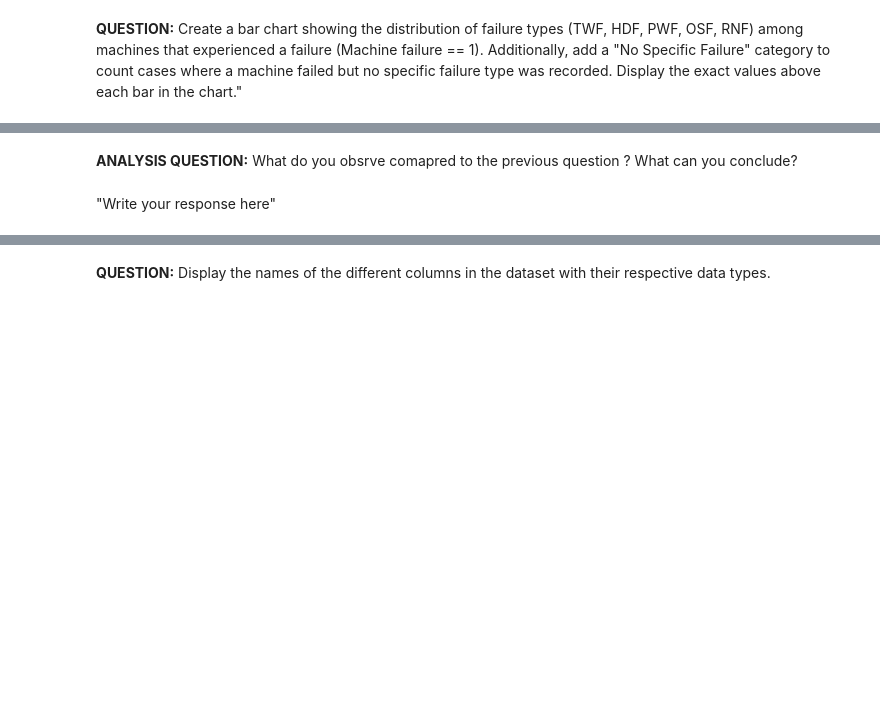
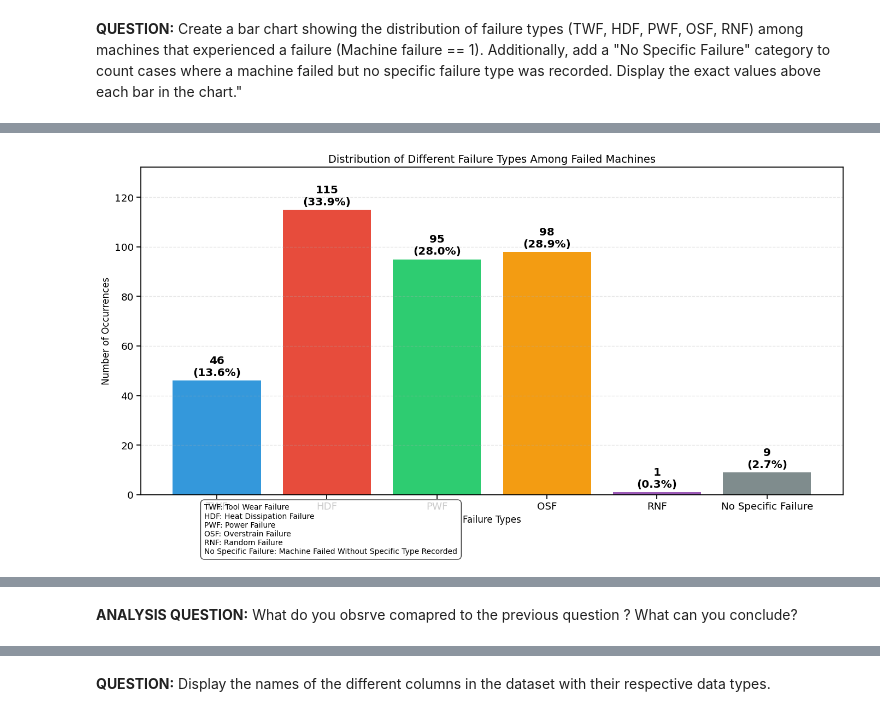
Before and after one commit to Tichow/TP_IA_embarquee, a Jupyter notebook: neural_network/TP_IA_EMBARQUEE.ipynb, the cells around one changed output, grey strips where cells are left out. Saved outputs shown, nothing was run; the diff lists cells and outputs as text; code cells hidden in the pictures; blank space fills up the shorter version.

```diff
--- a/neural_network/TP_IA_EMBARQUEE.ipynb
+++ b/neural_network/TP_IA_EMBARQUEE.ipynb
@@ -156,0 +270,74 @@ plt.show()
+# %%
+# Visualize the distribution of failure types among machines that experienced a failure
+# Filter data to only include machines with failures
+failure_machines = maintenance_data[maintenance_data["Machine failure"] == 1]
+
+# Extract failure type columns
+failure_types = ['TWF', 'HDF', 'PWF', 'OSF', 'RNF']
+
+# Count occurrences of each failure type
+failure_counts = [failure_machines[failure_type].sum() for failure_type in failure_types]
+
+# Count cases where machine failed but no specific failure type was recorded
+no_specific_failure = len(failure_machines) - sum(failure_machines[failure_types].sum(axis=1) > 0)
+
+# Create a DataFrame for better analysis
+failure_df = pd.DataFrame({
+    'Failure Type': failure_types + ['No Specific Failure'],
+    'Count': failure_counts + [no_specific_failure]
+})
+
+# Calculate percentage of each failure type
+total_failures = len(failure_machines)
+failure_df['Percentage'] = (failure_df['Count'] / total_failures * 100).round(1)
+
+print("Distribution of failure types among failed machines:")
+print(failure_df)
+
+# Define custom colors for better visualization
+failure_colors = ['#3498db', '#e74c3c', '#2ecc71', '#f39c12', '#9b59b6', '#7f8c8d']
+
+# Create bar chart
+plt.figure(figsize=(14, 8))
+bars = plt.bar(failure_df['Failure Type'], failure_df['Count'], color=failure_colors)
+plt.xlabel('Failure Types', fontsize=12)
+plt.ylabel('Number of Occurrences', fontsize=12)
+plt.title('Distribution of Different Failure Types Among Failed Machines', fontsize=14)
+
+# Add count and percentage labels above each bar
+for bar, count, percentage in zip(bars, failure_df['Count'], failure_df['Percentage']):
+    height = bar.get_height()
+    plt.text(bar.get_x() + bar.get_width()/2., height + 1,
+             f'{int(count)}\n({percentage}%)',
+             ha='center', va='bottom', fontweight='bold')
+
+# Add a grid for better readability
+plt.grid(axis='y', alpha=0.3, linestyle='--')
+
+# Add a legend explaining failure types
+failure_descriptions = {
+    'TWF': 'Tool Wear Failure',
+    'HDF': 'Heat Dissipation Failure',
+    'PWF': 'Power Failure',
+    'OSF': 'Overstrain Failure',
+    'RNF': 'Random Failure',
+    'No Specific Failure': 'Machine Failed Without Specific Type Recorded'
+}
+
+# Add text box with failure type descriptions
+plt.figtext(0.15, 0.01, '\n'.join([f"{code}: {desc}" for code, desc in failure_descriptions.items()]),
+            fontsize=10, bbox=dict(facecolor='white', alpha=0.8, boxstyle='round,pad=0.5'))
+
+# Adjust plot layout
+plt.ylim(0, max(failure_df['Count']) * 1.15)  # Provide more space at the top
+plt.tight_layout(rect=[0, 0.05, 1, 0.95])
+plt.show()
+
+# Analysis of the distribution
+print("\nObservations on failure types among failed machines:")
+print(f"- Most machine failures are associated with HDF ({failure_df.iloc[1]['Count']} instances, {failure_df.iloc[1]['Percentage']}%),")
+print(f"  PWF ({failure_df.iloc[2]['Count']} instances, {failure_df.iloc[2]['Percentage']}%), and OSF ({failure_df.iloc[3]['Count']} instances, {failure_df.iloc[3]['Percentage']}%).")
+print(f"- TWF accounts for {failure_df.iloc[0]['Count']} instances ({failure_df.iloc[0]['Percentage']}%) of failures.")
+print(f"- RNF is present in {failure_df.iloc[4]['Count']} instances ({failure_df.iloc[4]['Percentage']}%) of failures.")
+print(f"- {failure_df.iloc[5]['Count']} machines ({failure_df.iloc[5]['Percentage']}%) failed without a specific failure type recorded.")
+# %% [output]
@@ -156,0 +352 @@ plt.show()
+[figure, added]
@@ -157,4 +359,2 @@ plt.show()
 # %% [markdown]
 **ANALYSIS QUESTION:** What do you obsrve comapred to the previous question ? What can you conclude?
-# %% [markdown]
-"Write your response here"
```
Also changed, not shown: parts of 40 cells of this notebook.
